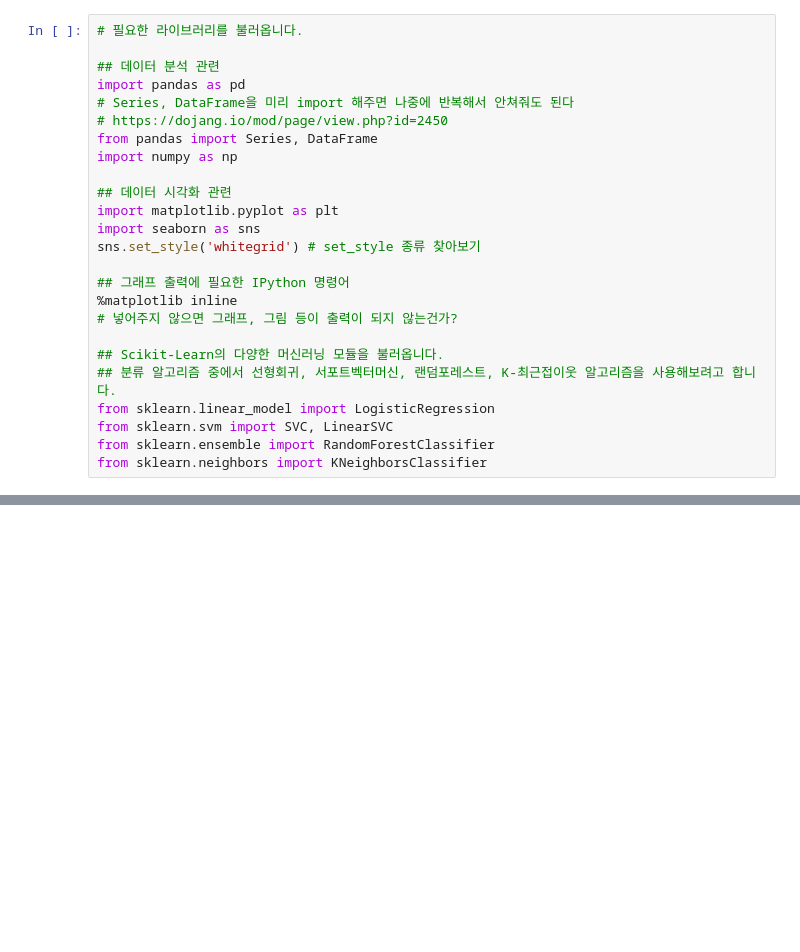
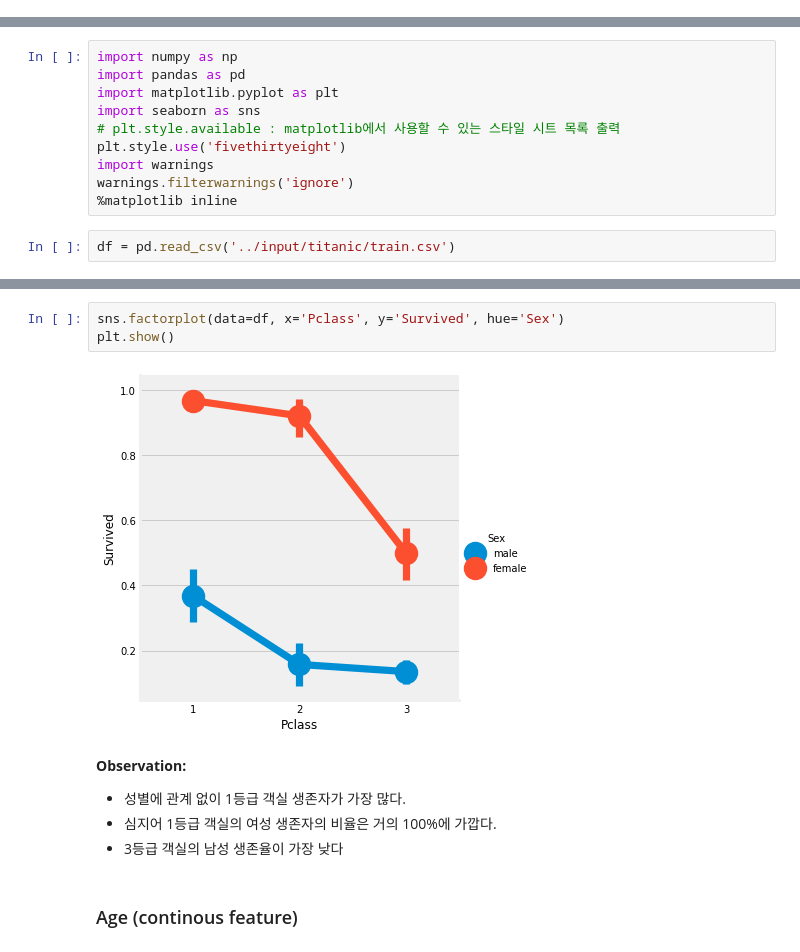
Before and after one commit to data-kindergarten/KaggleStruggle, a Jupyter notebook: titanic/titanic-eda.ipynb, the cells around one changed output, grey strips where cells are left out. Cells and saved outputs as stored; diff of their text form; blank space fills up the shorter version.

```diff
--- a/titanic/titanic-eda.ipynb
+++ b/titanic/titanic-eda.ipynb
@@ -7,25 +0,0 @@ gender_submission.csv  test.csv  train.csv
-# %%
-# 필요한 라이브러리를 불러옵니다.
-
-## 데이터 분석 관련
-import pandas as pd
-# Series, DataFrame을 미리 import 해주면 나중에 반복해서 안쳐줘도 된다
-# https://dojang.io/mod/page/view.php?id=2450
-from pandas import Series, DataFrame
-import numpy as np
-
-## 데이터 시각화 관련
-import matplotlib.pyplot as plt
-import seaborn as sns
-sns.set_style('whitegrid') # set_style 종류 찾아보기
-
-## 그래프 출력에 필요한 IPython 명령어
-%matplotlib inline
-# 넣어주지 않으면 그래프, 그림 등이 출력이 되지 않는건가?
-
-## Scikit-Learn의 다양한 머신러닝 모듈을 불러옵니다.
-## 분류 알고리즘 중에서 선형회귀, 서포트벡터머신, 랜덤포레스트, K-최근접이웃 알고리즘을 사용해보려고 합니다.
-from sklearn.linear_model import LogisticRegression
-from sklearn.svm import SVC, LinearSVC
-from sklearn.ensemble import RandomForestClassifier
-from sklearn.neighbors import KNeighborsClassifier
@@ -220,0 +27,12 @@ X_test  = test_df.drop("PassengerId",axis=1).copy()
+# %%
+import numpy as np
+import pandas as pd
+import matplotlib.pyplot as plt
+import seaborn as sns
+# plt.style.available : matplotlib에서 사용할 수 있는 스타일 시트 목록 출력
+plt.style.use('fivethirtyeight')
+import warnings
+warnings.filterwarnings('ignore')
+%matplotlib inline
+# %%
+df = pd.read_csv('../input/titanic/train.csv')
@@ -220,0 +230,12 @@ X_test  = test_df.drop("PassengerId",axis=1).copy()
+# %%
+sns.factorplot(data=df, x='Pclass', y='Survived', hue='Sex')
+plt.show()
+# %% [output]
+[figure, added]
+# %% [markdown]
+__Observation:__
+- 성별에 관계 없이 1등급 객실 생존자가 가장 많다.
+- 심지어 1등급 객실의 여성 생존자의 비율은 거의 100%에 가깝다.
+- 3등급 객실의 남성 생존율이 가장 낮다
+# %% [markdown]
+### Age (continous feature)
```
Also changed, not shown: parts of 165 cells of this notebook.
